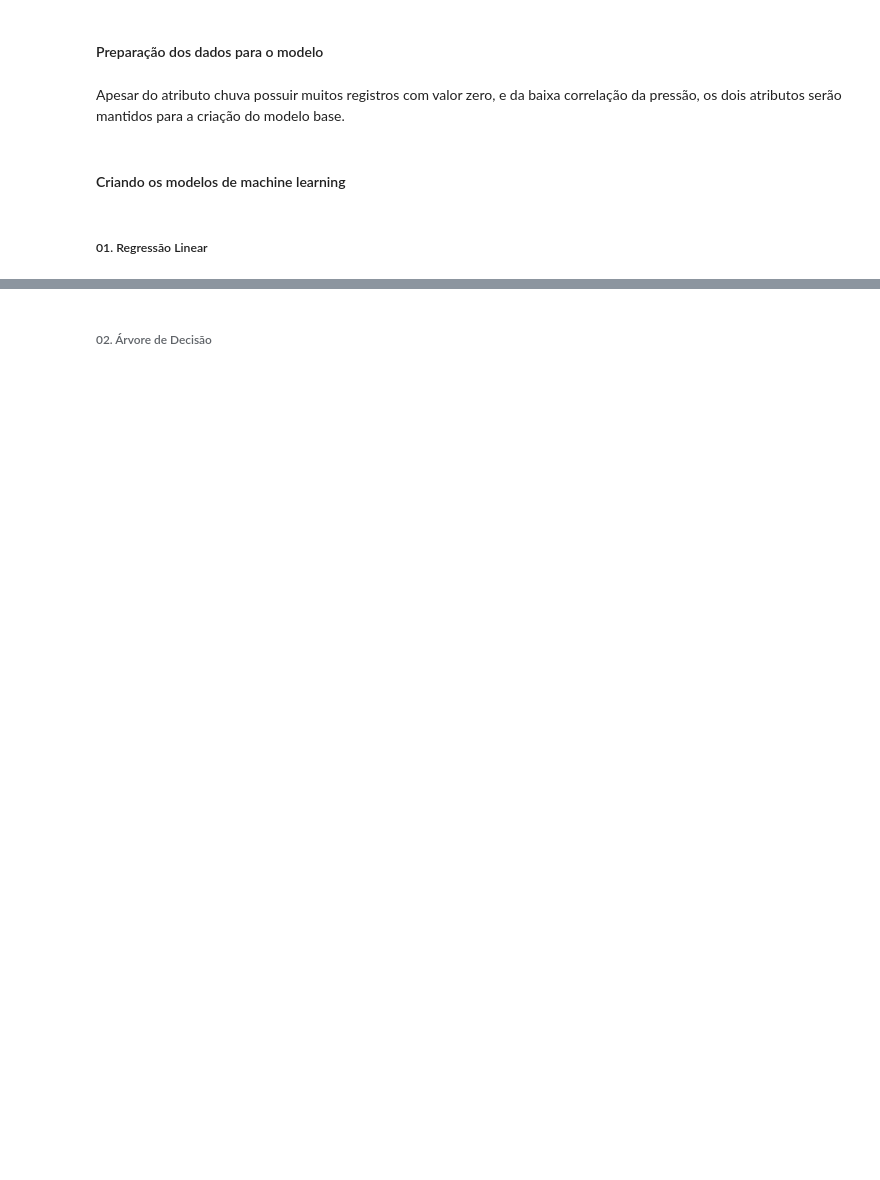
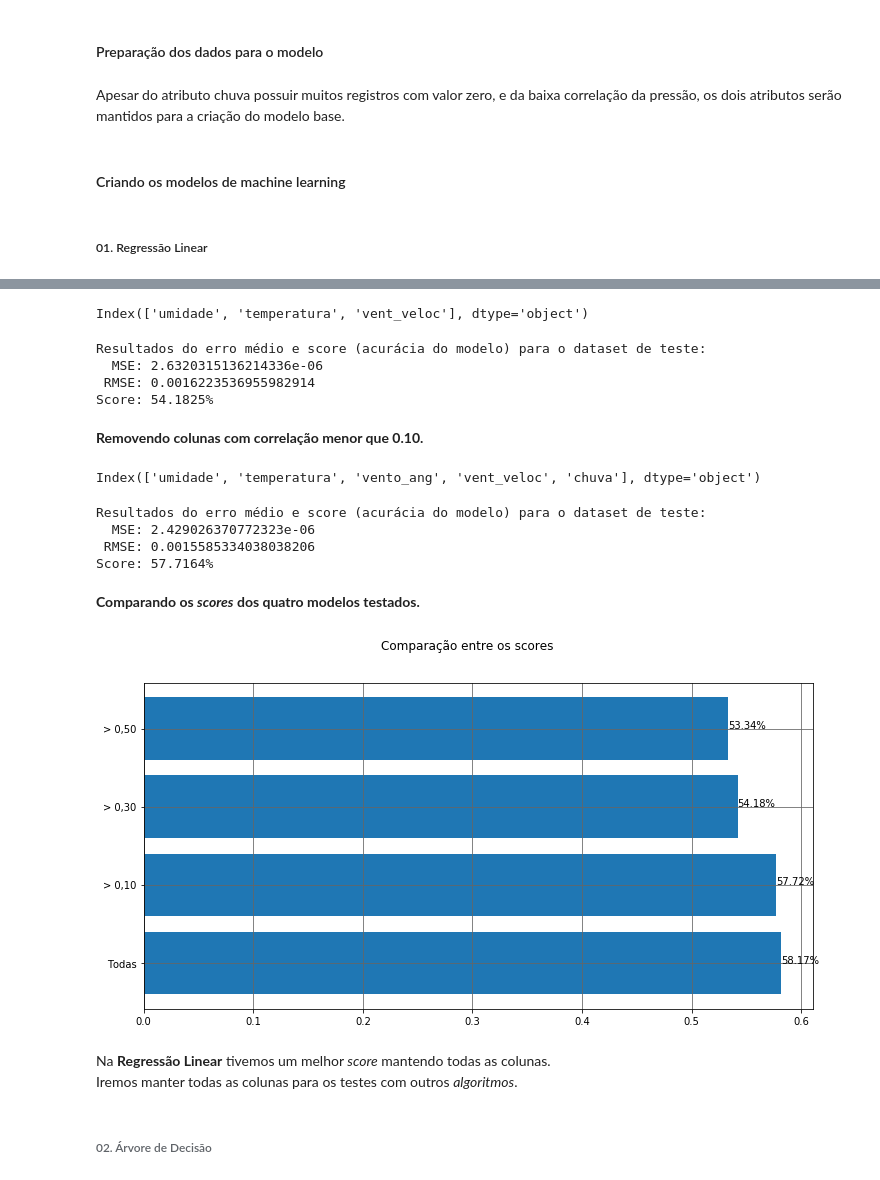
Before and after one commit to rhpinotti/pred_corr_fuga, a Jupyter notebook: predicao_correntes_fuga_jupyter.ipynb, the cells around one changed output, grey strips where cells are left out. Drawn from its saved outputs; the diff is of its cells as text; code cells hidden in the pictures; blank space fills up the shorter version.

```diff
--- a/predicao_correntes_fuga_jupyter.ipynb
+++ b/predicao_correntes_fuga_jupyter.ipynb
@@ -131,2 +245,49 @@ print('Resultados do erro médio e score (acurácia do modelo) para o dataset de
+# %%
+cols_maior_03 = df.columns.drop(['pressao', 'vento_ang','chuva','corrente_fuga'])
+cols_maior_03
+# %% [output]
+Index(['umidade', 'temperatura', 'vent_veloc'], dtype='object')
+# %%
+score_cols_maior_03 = calcula_regressao(cols_maior_03)
+# %% [output]
+Resultados do erro médio e score (acurácia do modelo) para o dataset de teste:
+  MSE: 2.6320315136214336e-06
+ RMSE: 0.0016223536955982914
+Score: 54.1825%
+# %% [markdown]
+**Removendo colunas com correlação menor que 0.10.**
+# %%
+cols_maior_01 = df.columns.drop(['pressao','corrente_fuga'])
+cols_maior_01
+# %% [output]
+Index(['umidade', 'temperatura', 'vento_ang', 'vent_veloc', 'chuva'], dtype='object')
+# %%
+score_cols_maior_01 = calcula_regressao(cols_maior_01)
+# %% [output]
+Resultados do erro médio e score (acurácia do modelo) para o dataset de teste:
+  MSE: 2.429026370772323e-06
+ RMSE: 0.0015585334038038206
+Score: 57.7164%
+# %% [markdown]
+**Comparando os *scores* dos quatro modelos testados.**
+# %%
+scores = [score_cols, score_cols_maior_01, score_cols_maior_03, score_cols_maior_05]
+labels = ['Todas', '> 0,10', '> 0,30', '> 0,50']
+
+fig, ax = plt.subplots(1, figsize=(12,6))
+fig.suptitle('Comparação entre os scores')
+
+ax.barh(labels, scores)
+plt.grid(b=True, which='major', color='#666666', linestyle='-')
+
+for index, score in enumerate(scores):
+    plt.text(score, index, str('{:2.2f}'.format(score * 100) + '%'))
+
+plt.show()
+# %% [output]
+[figure, added]
+# %% [markdown]
+Na **Regressão Linear** tivemos um melhor *score* mantendo todas as colunas.
+Iremos manter todas as colunas para os testes com outros *algoritmos*.
 # %% [markdown]
 ###### 02. Árvore de Decisão
```
Also changed, not shown: parts of 50 cells of this notebook, 2 other files.
